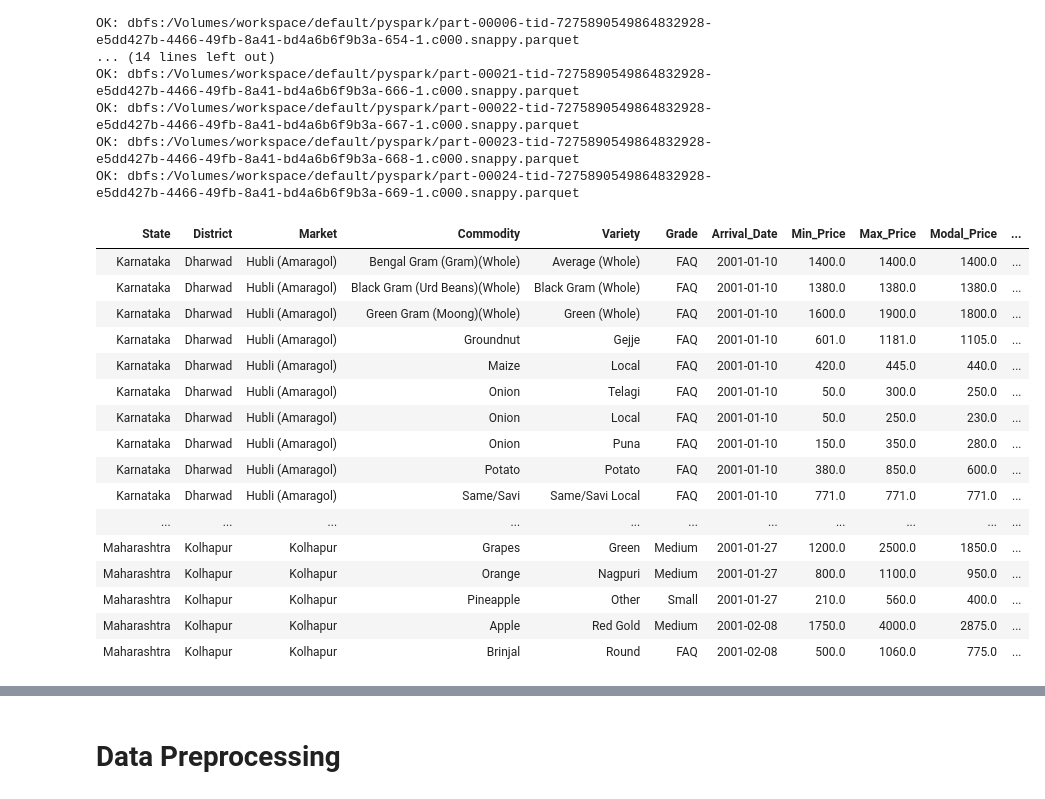
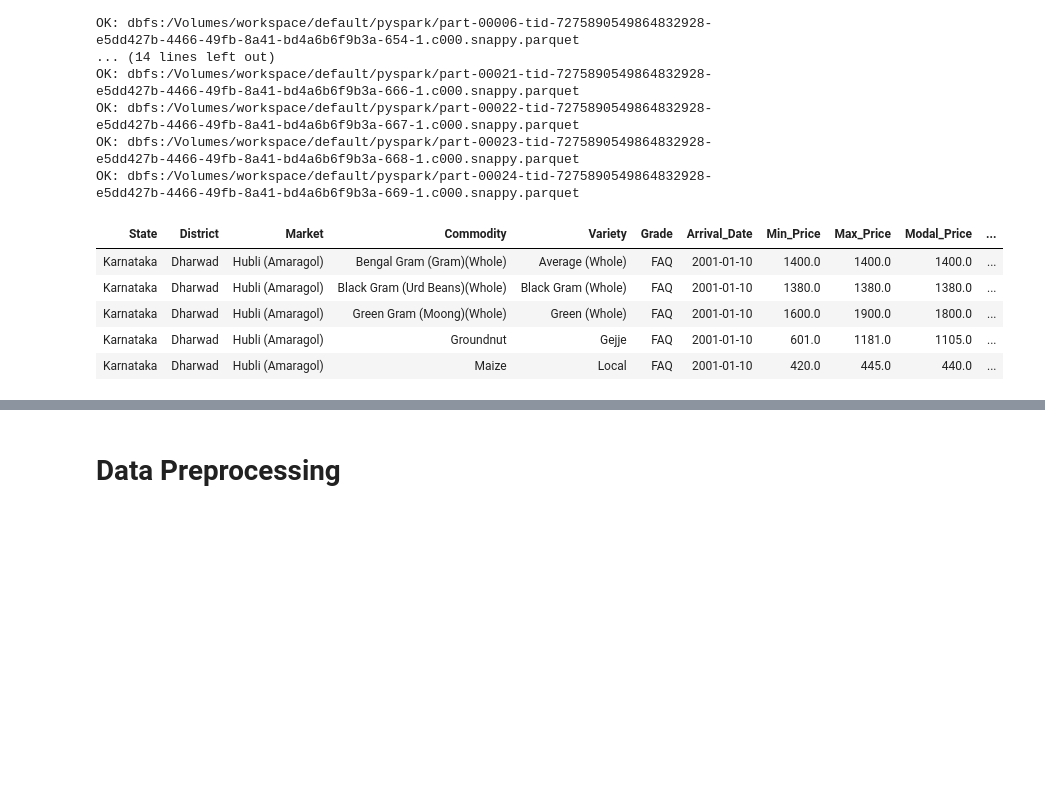
Before and after one commit to Kedar-V/Pyspark, a Jupyter notebook: Pyspark Assignment.ipynb, the cells around one changed output, grey strips where cells are left out. Saved outputs shown, nothing was run; the diff lists cells and outputs as text; code cells hidden in the pictures; blank space fills up the shorter version.

```diff
--- a/Pyspark Assignment.ipynb
+++ b/Pyspark Assignment.ipynb
@@ -75,44 +75,33 @@ OK: dbfs:/Volumes/workspace/default/pyspark/part-00024-tid-7275890549864832928-e
 # %%
 import pyspark.sql.functions as F
 
 paths = [
     f.path for f in dbutils.fs.ls("dbfs:/Volumes/workspace/default/pyspark")
     if f.path.endswith(".parquet")
 ]
 
 dfs = []
 for p in paths:
     df_i = (
         spark.read.parquet(p)
         .withColumn("Min_Price", F.col("Min_Price").cast("double"))
         .withColumn("Modal_Price", F.col("Modal_Price").cast("double"))
         .withColumn("Max_Price", F.col("Max_Price").cast("double"))
     )
     dfs.append(df_i)
 
 df_clean = dfs[0]
 for d in dfs[1:]:
     df_clean = df_clean.unionByName(d)
 
-display(df_clean.head(20))
+display(df_clean.head(5))
 # %% [output]
 | State | District | Market | Commodity | Variety | Grade | Arrival_Date | Min_Price | Max_Price | Modal_Price | ... |
 | Karnataka | Dharwad | Hubli (Amaragol) | Bengal Gram (Gram)(Whole) | Average (Whole) | FAQ | 2001-01-10 | 1400.0 | 1400.0 | 1400.0 | ... |
 | Karnataka | Dharwad | Hubli (Amaragol) | Black Gram (Urd Beans)(Whole) | Black Gram (Whole) | FAQ | 2001-01-10 | 1380.0 | 1380.0 | 1380.0 | ... |
 | Karnataka | Dharwad | Hubli (Amaragol) | Green Gram (Moong)(Whole) | Green (Whole) | FAQ | 2001-01-10 | 1600.0 | 1900.0 | 1800.0 | ... |
 | Karnataka | Dharwad | Hubli (Amaragol) | Groundnut | Gejje | FAQ | 2001-01-10 | 601.0 | 1181.0 | 1105.0 | ... |
 | Karnataka | Dharwad | Hubli (Amaragol) | Maize | Local | FAQ | 2001-01-10 | 420.0 | 445.0 | 440.0 | ... |
-| Karnataka | Dharwad | Hubli (Amaragol) | Onion | Telagi | FAQ | 2001-01-10 | 50.0 | 300.0 | 250.0 | ... |
-| Karnataka | Dharwad | Hubli (Amaragol) | Onion | Local | FAQ | 2001-01-10 | 50.0 | 250.0 | 230.0 | ... |
-| Karnataka | Dharwad | Hubli (Amaragol) | Onion | Puna | FAQ | 2001-01-10 | 150.0 | 350.0 | 280.0 | ... |
-| Karnataka | Dharwad | Hubli (Amaragol) | Potato | Potato | FAQ | 2001-01-10 | 380.0 | 850.0 | 600.0 | ... |
-| Karnataka | Dharwad | Hubli (Amaragol) | Same/Savi | Same/Savi Local | FAQ | 2001-01-10 | 771.0 | 771.0 | 771.0 | ... |
-| ... | ... | ... | ... | ... | ... | ... | ... | ... | ... | ... |
-| Maharashtra | Kolhapur | Kolhapur | Grapes | Green | Medium | 2001-01-27 | 1200.0 | 2500.0 | 1850.0 | ... |
-| Maharashtra | Kolhapur | Kolhapur | Orange | Nagpuri | Medium | 2001-01-27 | 800.0 | 1100.0 | 950.0 | ... |
-| Maharashtra | Kolhapur | Kolhapur | Pineapple | Other | Small | 2001-01-27 | 210.0 | 560.0 | 400.0 | ... |
-| Maharashtra | Kolhapur | Kolhapur | Apple | Red Gold | Medium | 2001-02-08 | 1750.0 | 4000.0 | 2875.0 | ... |
-| Maharashtra | Kolhapur | Kolhapur | Brinjal | Round | FAQ | 2001-02-08 | 500.0 | 1060.0 | 775.0 | ... |
 # %%
 %sql
 CREATE VOLUME workspace.default.pyspark_clean;
```
Also changed, not shown: parts of 9 cells of this notebook.
